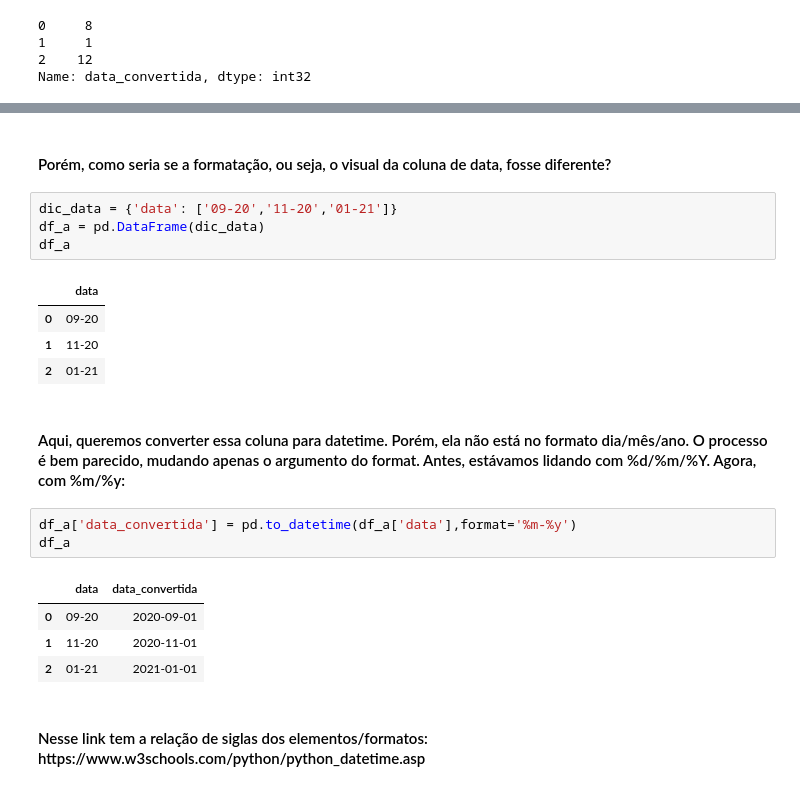
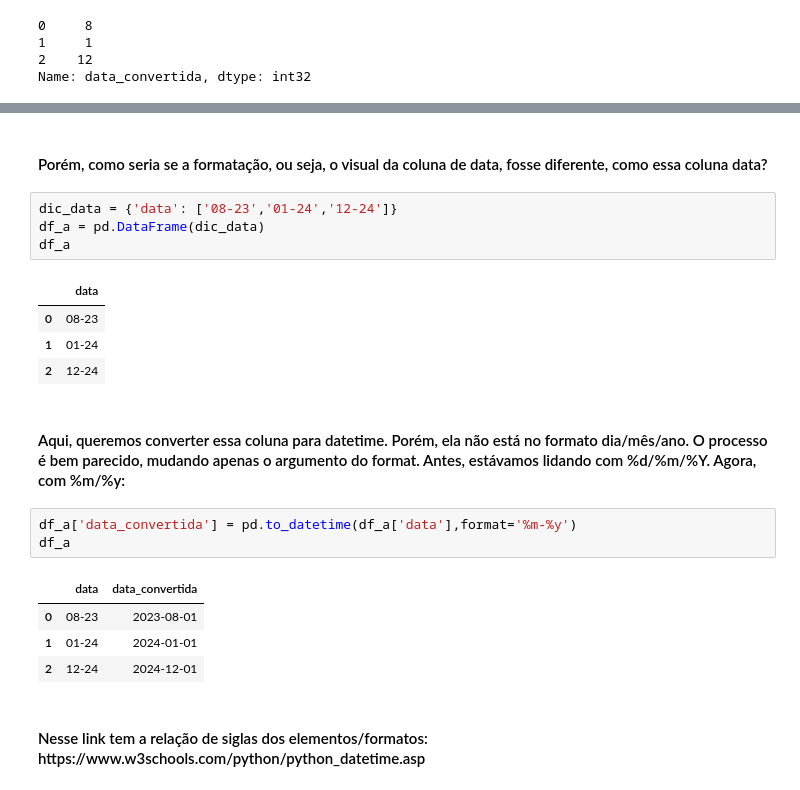
Before and after one commit to brunoserp/Theory, a Jupyter notebook: Data Pandas.ipynb, the cells around one changed output, grey strips where cells are left out. Drawn from its saved outputs; the diff is of its cells as text.

```diff
--- a/Data Pandas.ipynb
+++ b/Data Pandas.ipynb
@@ -63,14 +55,14 @@ df
 # %% [markdown]
-<h4>Porém, como seria se a formatação, ou seja, o visual da coluna de data, fosse diferente?</h4>
+<h4>Porém, como seria se a formatação, ou seja, o visual da coluna de data, fosse diferente, como essa coluna data?</h4>
 # %%
-dic_data = {'data': ['09-20','11-20','01-21']}
+dic_data = {'data': ['08-23','01-24','12-24']}
 df_a = pd.DataFrame(dic_data)
 df_a
 # %% [output]
 |  | data |
-| 0 | 09-20 |
-| 1 | 11-20 |
-| 2 | 01-21 |
+| 0 | 08-23 |
+| 1 | 01-24 |
+| 2 | 12-24 |
 # %% [markdown]
 <h4>Aqui, queremos converter essa coluna para datetime. Porém, ela não está no formato dia/mês/ano.
 O processo é bem parecido, mudando apenas o argumento do format. Antes, estávamos lidando com %d/%m/%Y. Agora, com %m/%y:</h4>
@@ -79,9 +71,9 @@ df_a['data_convertida'] = pd.to_datetime(df_a['data'],format='%m-%y')
 df_a
 # %% [output]
 |  | data | data_convertida |
-| 0 | 09-20 | 2020-09-01 |
-| 1 | 11-20 | 2020-11-01 |
-| 2 | 01-21 | 2021-01-01 |
+| 0 | 08-23 | 2023-08-01 |
+| 1 | 01-24 | 2024-01-01 |
+| 2 | 12-24 | 2024-12-01 |
 # %% [markdown]
 <h4>Nesse link tem a relação de siglas dos elementos/formatos: https://www.w3schools.com/python/python_datetime.asp</h4>
 # %% [markdown]
```
Also changed, not shown: parts of 11 cells of this notebook.
